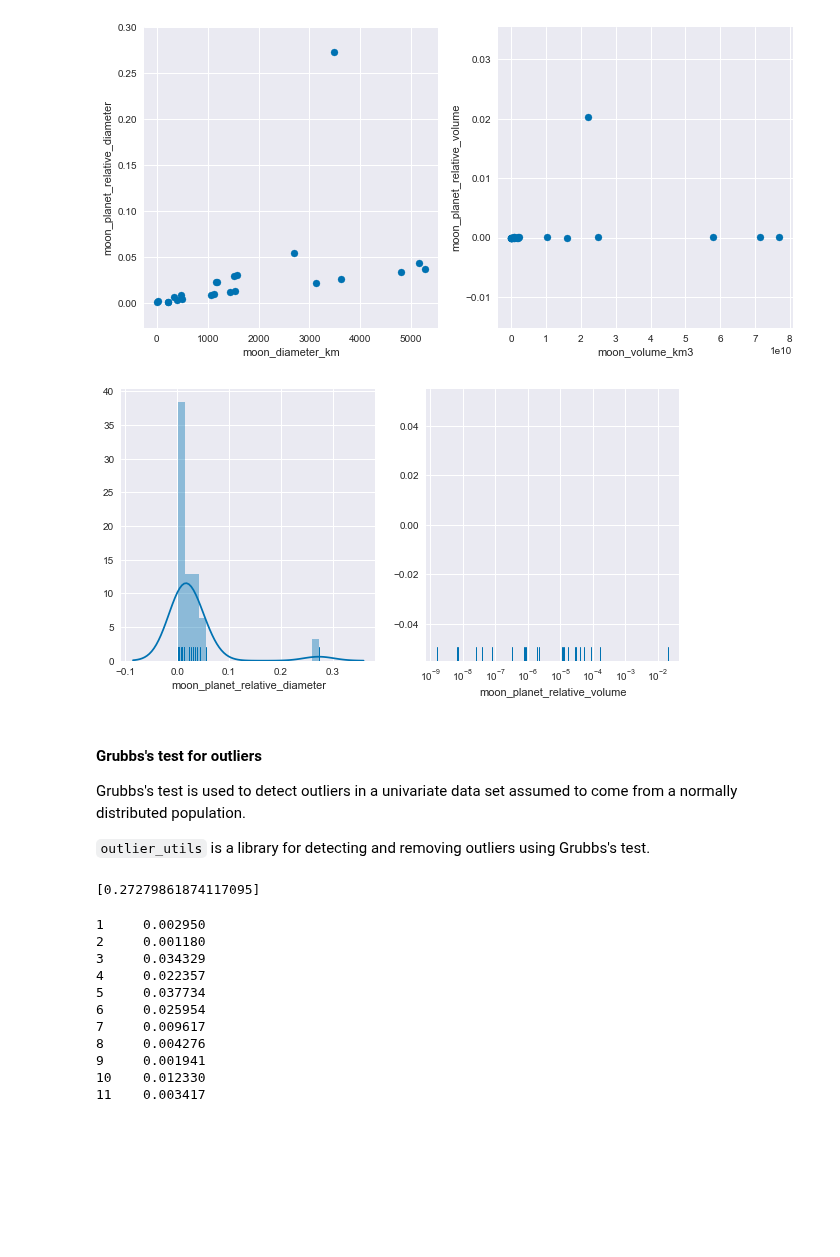
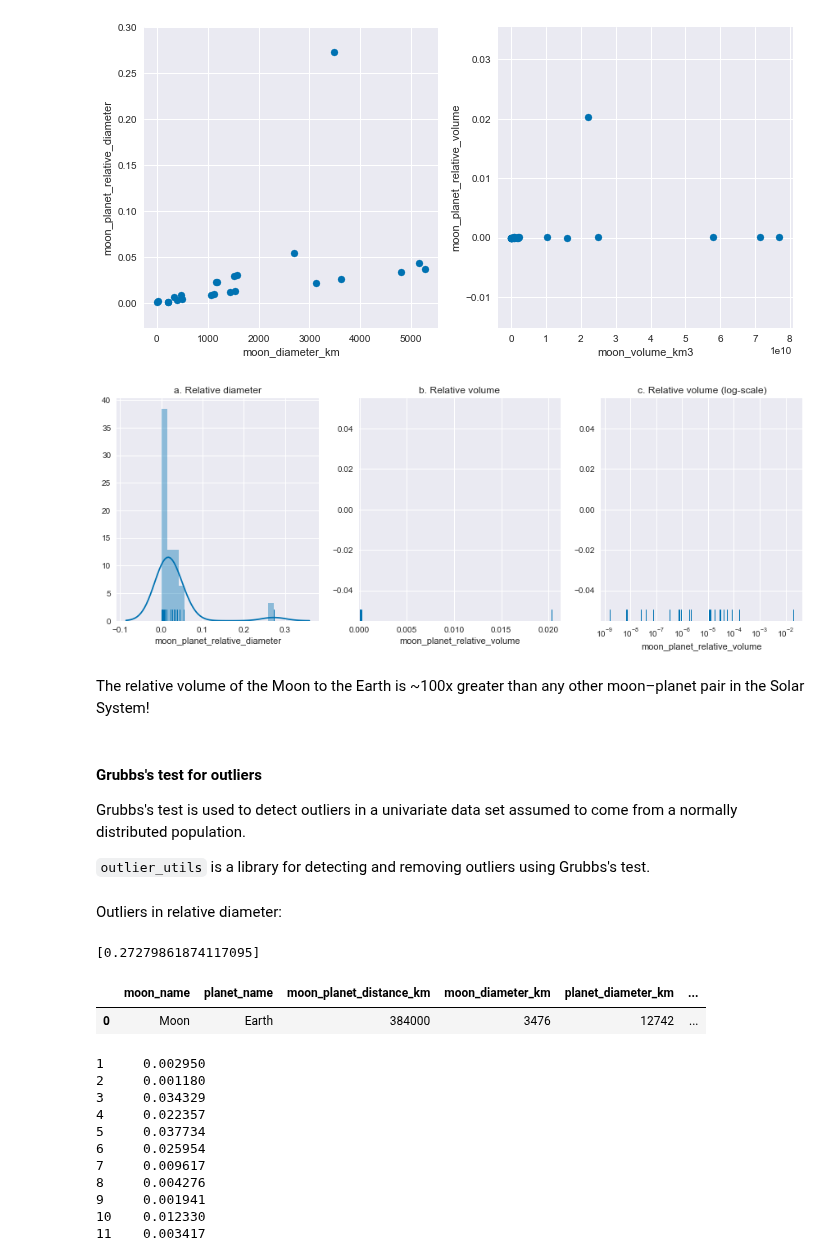
Before and after one commit to cuttlefishh/python-for-data-analysis, a Jupyter notebook: lessons/lesson17.ipynb, the cells around one changed output. Cells and saved outputs as stored; diff of their text form; code cells hidden in the pictures; blank space fills up the shorter version.

```diff
--- a/lessons/lesson17.ipynb
+++ b/lessons/lesson17.ipynb
@@ -418,16 +453,24 @@ fig.tight_layout()
 [figure]
 # %%
 # plot distributions
-fig, ax = plt.subplots(1, 2, figsize=(10,5))
+fig, ax = plt.subplots(1, 3, figsize=(15,5))
 sns.distplot(df_solar.moon_planet_relative_diameter, rug=True, bins=20, ax=ax[0])
-sns.distplot(df_solar.moon_planet_relative_volume, hist=False, kde=False, rug=True, bins=20, ax=ax[1]);
-ax[1].set_xscale('log')
+sns.distplot(df_solar.moon_planet_relative_volume, hist=False, kde=False, rug=True, bins=20, ax=ax[1])
+sns.distplot(df_solar.moon_planet_relative_volume, hist=False, kde=False, rug=True, bins=20, ax=ax[2])
+ax[0].set_title('a. Relative diameter')
+ax[1].set_title('b. Relative volume')
+ax[2].set_title('c. Relative volume (log-scale)')
+ax[2].set_xscale('log');
 # %% [output]
-[figure, old version]
+[figure, new version]
+# %% [markdown]
+The relative volume of the Moon to the Earth is ~100x greater than any other moon–planet pair in the Solar System!
 # %% [markdown]
 #### Grubbs's test for outliers
 
 Grubbs's test is used to detect outliers in a univariate data set assumed to come from a normally distributed population.
 
 `outlier_utils` is a library for detecting and removing outliers using Grubbs's test.
+# %% [markdown]
+Outliers in relative diameter:
 # %%
@@ -436,3 +480,9 @@ grubbs.max_test_outliers(df_solar.moon_planet_relative_diameter, alpha=0.05)
 # %% [output]
 [0.27279861874117095]
+# %%
+# which moon does this value correspond to?
+df_solar[df_solar.moon_planet_relative_diameter == outliers_diameter[0]]
+# %% [output]
+|  | moon_name | planet_name | moon_planet_distance_km | moon_diameter_km | planet_diameter_km | ... |
+| 0 | Moon | Earth | 384000 | 3476 | 12742 | ... |
 # %%
```
Also changed, not shown: parts of 75 cells of this notebook.
